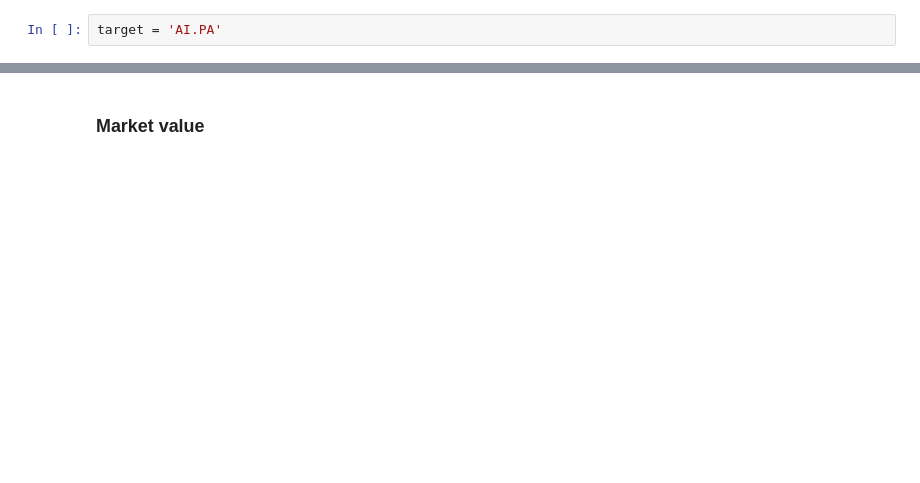
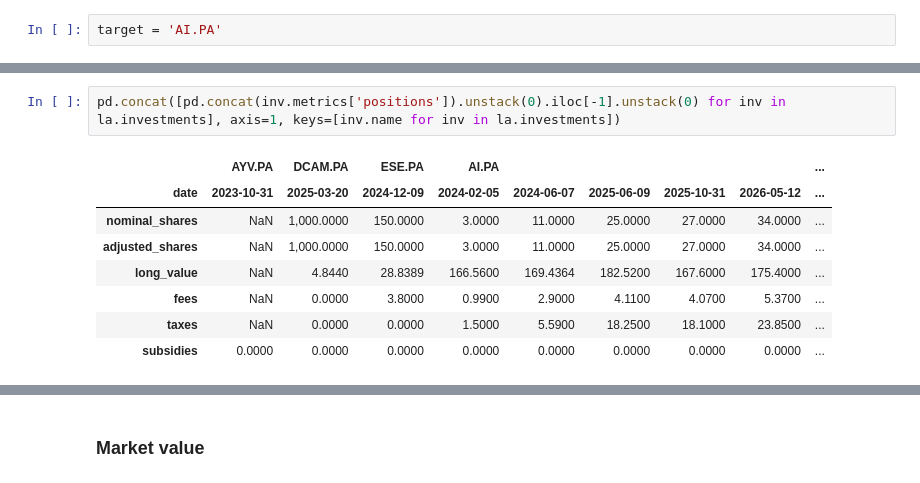
Before and after one commit to AlexDHN/portfolio_analytics_engine, a Jupyter notebook: analyse_portefeuille.ipynb, the cells around one changed output, grey strips where cells are left out. Drawn from its saved outputs; the diff is of its cells as text; blank space fills up the shorter version.

```diff
--- a/analyse_portefeuille.ipynb
+++ b/analyse_portefeuille.ipynb
@@ -256,2 +607,13 @@ pd.concat([pd.concat(inv.metrics['performance']).unstack(0).iloc[-1].unstack(0)
+# %%
+pd.concat([pd.concat(inv.metrics['positions']).unstack(0).iloc[-1].unstack(0) for inv in la.investments], axis=1, keys=[inv.name for inv in la.investments])
+# %% [output]
+|  | AYV.PA | DCAM.PA | ESE.PA | AI.PA |  |  |  |  | ... |
+| date | 2023-10-31 | 2025-03-20 | 2024-12-09 | 2024-02-05 | 2024-06-07 | 2025-06-09 | 2025-10-31 | 2026-05-12 | ... |
+| nominal_shares | NaN | 1,000.0000 | 150.0000 | 3.0000 | 11.0000 | 25.0000 | 27.0000 | 34.0000 | ... |
+| adjusted_shares | NaN | 1,000.0000 | 150.0000 | 3.0000 | 11.0000 | 25.0000 | 27.0000 | 34.0000 | ... |
+| long_value | NaN | 4.8440 | 28.8389 | 166.5600 | 169.4364 | 182.5200 | 167.6000 | 175.4000 | ... |
+| fees | NaN | 0.0000 | 3.8000 | 0.9900 | 2.9000 | 4.1100 | 4.0700 | 5.3700 | ... |
+| taxes | NaN | 0.0000 | 0.0000 | 1.5000 | 5.5900 | 18.2500 | 18.1000 | 23.8500 | ... |
+| subsidies | 0.0000 | 0.0000 | 0.0000 | 0.0000 | 0.0000 | 0.0000 | 0.0000 | 0.0000 | ... |
 # %%
 pd.concat([pd.concat(inv.metrics['performance']).unstack(0).iloc[-1].unstack(0) for inv in la.investments], axis=1).loc['equity_invested'].sort_index()
```
Also changed, not shown: parts of 73 cells of this notebook, 6 other files.
